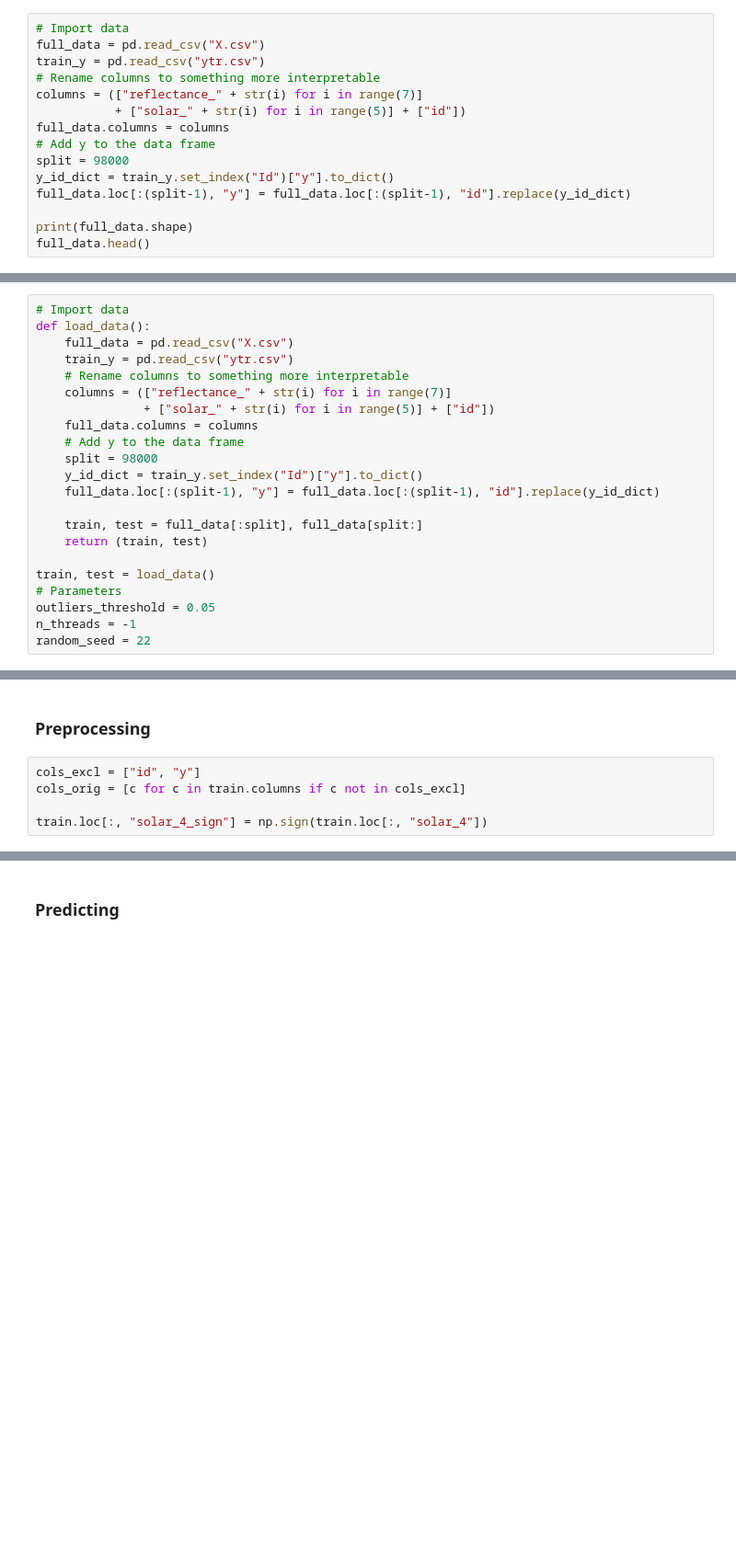
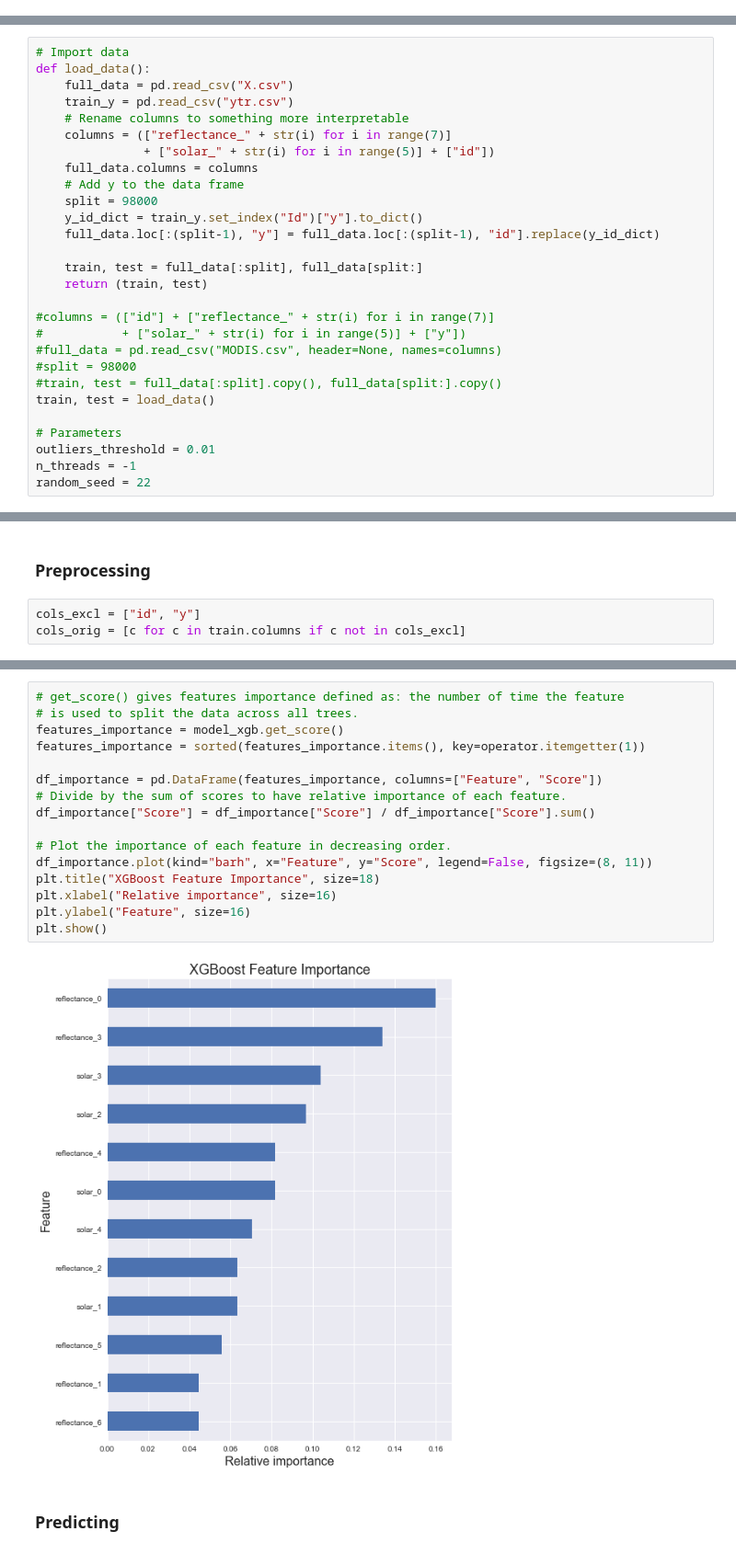
Before and after one commit to anthonyhu/aerosol-depth-prediction, a Jupyter notebook: Aerosol Prediction.ipynb, the cells around one changed output, grey strips where cells are left out. Shown at 92% size. Cells and saved outputs as stored; diff of their text form; blank space fills up the shorter version.

```diff
--- a/Aerosol Prediction.ipynb
+++ b/Aerosol Prediction.ipynb
@@ -14,15 +16,0 @@ from sklearn.metrics import mean_squared_error
-# %%
-# Import data
-full_data = pd.read_csv("X.csv")
-train_y = pd.read_csv("ytr.csv")
-# Rename columns to something more interpretable
-columns = (["reflectance_" + str(i) for i in range(7)]
-           + ["solar_" + str(i) for i in range(5)] + ["id"])
-full_data.columns = columns
-# Add y to the data frame
-split = 98000
-y_id_dict = train_y.set_index("Id")["y"].to_dict()
-full_data.loc[:(split-1), "y"] = full_data.loc[:(split-1), "id"].replace(y_id_dict)
-
-print(full_data.shape)
-full_data.head()
@@ -96,8 +33,14 @@ def load_data():
     train, test = full_data[:split], full_data[split:]
     return (train, test)
 
+#columns = (["id"] + ["reflectance_" + str(i) for i in range(7)]
+#           + ["solar_" + str(i) for i in range(5)] + ["y"])
+#full_data = pd.read_csv("MODIS.csv", header=None, names=columns)
+#split = 98000
+#train, test = full_data[:split].copy(), full_data[split:].copy()
 train, test = load_data()
+
 # Parameters
-outliers_threshold = 0.05
+outliers_threshold = 0.01
 n_threads = -1
 random_seed = 22
@@ -127,5 +49,3 @@ train
 # %%
 cols_excl = ["id", "y"]
 cols_orig = [c for c in train.columns if c not in cols_excl]
-
-train.loc[:, "solar_4_sign"] = np.sign(train.loc[:, "solar_4"])
@@ -254,2 +407,20 @@ while (RMSE_decreasing):
+# %%
+# get_score() gives features importance defined as: the number of time the feature
+# is used to split the data across all trees.
+features_importance = model_xgb.get_score()
+features_importance = sorted(features_importance.items(), key=operator.itemgetter(1))
+
+df_importance = pd.DataFrame(features_importance, columns=["Feature", "Score"])
+# Divide by the sum of scores to have relative importance of each feature.
+df_importance["Score"] = df_importance["Score"] / df_importance["Score"].sum()
+
+# Plot the importance of each feature in decreasing order.
+df_importance.plot(kind="barh", x="Feature", y="Score", legend=False, figsize=(8, 11))
+plt.title("XGBoost Feature Importance", size=18)
+plt.xlabel("Relative importance", size=16)
+plt.ylabel("Feature", size=16)
+plt.show()
+# %% [output]
+[figure, added]
 # %% [markdown]
 ### Predicting
```
Also changed, not shown: parts of 31 cells of this notebook, 3 other files.
